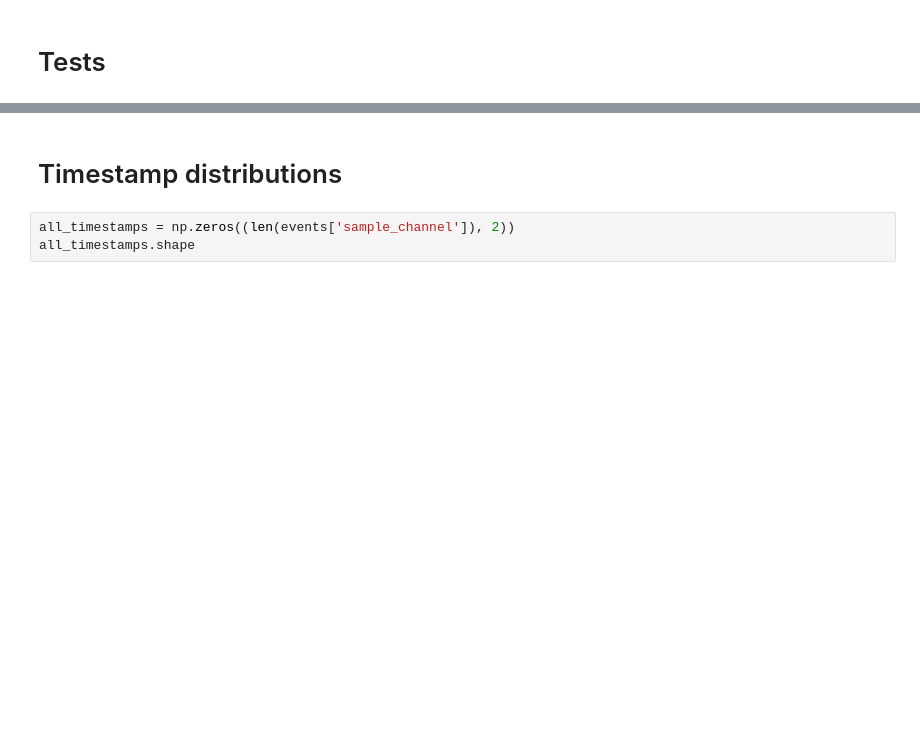
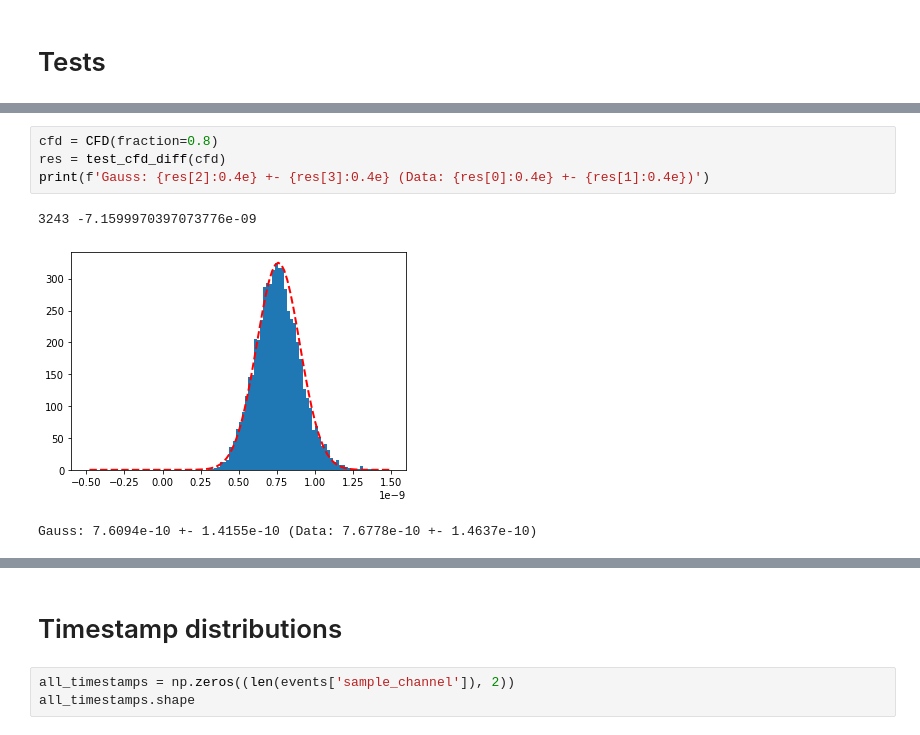
Before and after one commit to MatiXOfficial/pps-diamond-time-measurement, a Jupyter notebook: notebooks/cfd_tests.ipynb, the cells around one changed output, grey strips where cells are left out. Saved outputs shown, nothing was run; the diff lists cells and outputs as text; blank space fills up the shorter version.

```diff
--- a/notebooks/cfd_tests.ipynb
+++ b/notebooks/cfd_tests.ipynb
@@ -77,0 +143,8 @@ for i, i_event in enumerate(selected_events):
+# %%
+cfd = CFD(fraction=0.8)
+res = test_cfd_diff(cfd)
+print(f'Gauss: {res[2]:0.4e} +- {res[3]:0.4e} (Data: {res[0]:0.4e} +- {res[1]:0.4e})')
+# %% [output]
+3243 -7.1599970397073776e-09
+[figure, added]
+Gauss: 7.6094e-10 +- 1.4155e-10 (Data: 7.6778e-10 +- 1.4637e-10)
```
Also changed, not shown: parts of 18 cells of this notebook, 3 other files.
